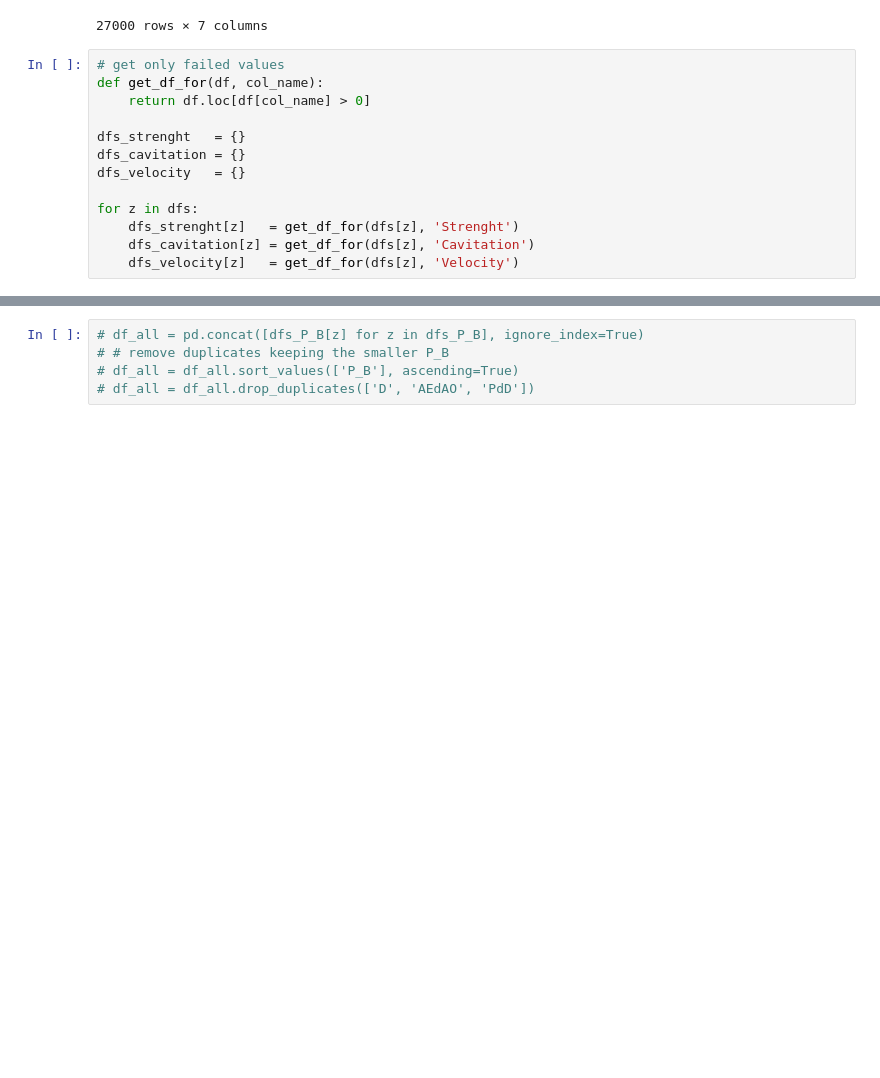
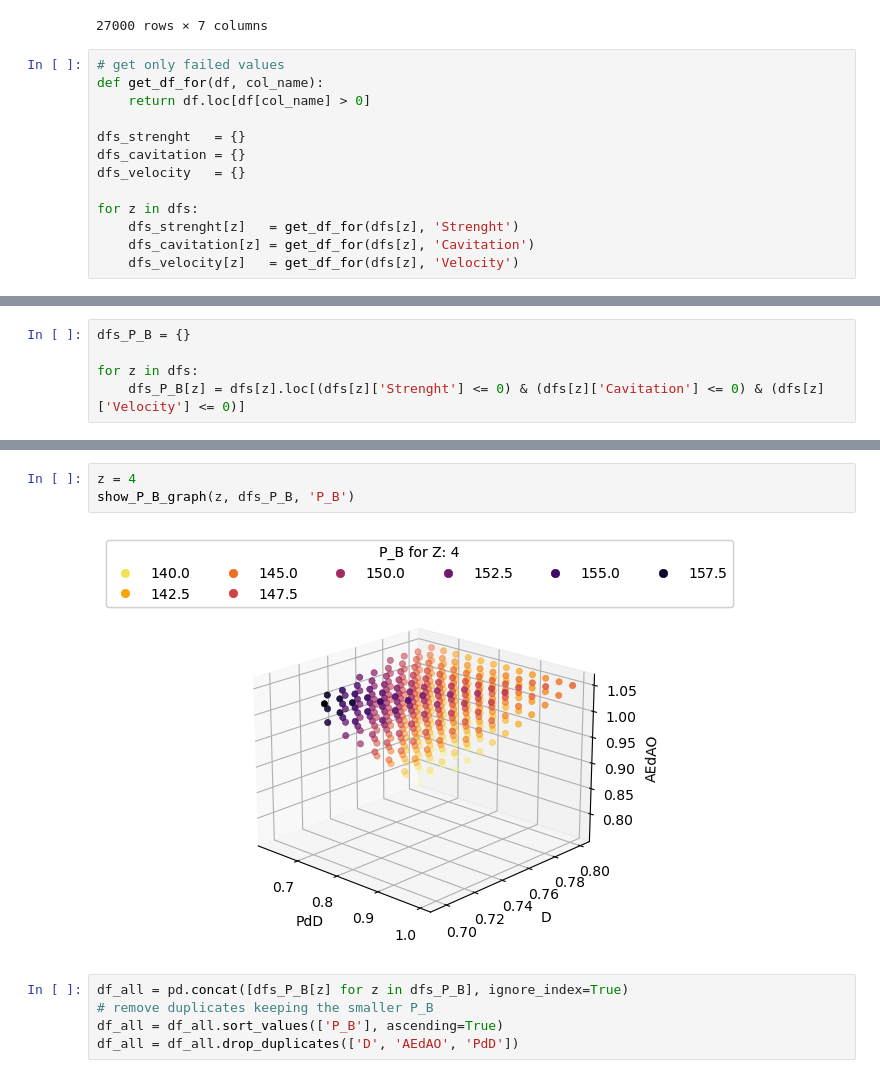
Before and after one commit to pauloBFalmeida/hydrone, a Jupyter notebook: SpaceScan/scan_analise_constraints.ipynb, the cells around one changed output, grey strips where cells are left out. Saved outputs shown, nothing was run; the diff lists cells and outputs as text; blank space fills up the shorter version.

```diff
--- a/SpaceScan/scan_analise_constraints.ipynb
+++ b/SpaceScan/scan_analise_constraints.ipynb
@@ -150,0 +195,5 @@ show_P_B_graph(z, dfs_cavitation, 'Cavitation')
+# %%
+dfs_P_B = {}
+
+for z in dfs:
+    dfs_P_B[z] = dfs[z].loc[(dfs[z]['Strenght'] <= 0) & (dfs[z]['Cavitation'] <= 0) & (dfs[z]['Velocity'] <= 0)]
@@ -151,6 +216,11 @@ show_P_B_graph(z, dfs_cavitation, 'Cavitation')
+# %%
+z = 4
+show_P_B_graph(z, dfs_P_B, 'P_B')
+# %% [output]
+[figure, added]
 # %%
-# df_all = pd.concat([dfs_P_B[z] for z in dfs_P_B], ignore_index=True)
-# # remove duplicates keeping the smaller P_B
-# df_all = df_all.sort_values(['P_B'], ascending=True)
-# df_all = df_all.drop_duplicates(['D', 'AEdAO', 'PdD'])
+df_all = pd.concat([dfs_P_B[z] for z in dfs_P_B], ignore_index=True)
+# remove duplicates keeping the smaller P_B
+df_all = df_all.sort_values(['P_B'], ascending=True)
+df_all = df_all.drop_duplicates(['D', 'AEdAO', 'PdD'])
 # %%
```
Also changed, not shown: parts of 11 cells of this notebook, 8 other files.
